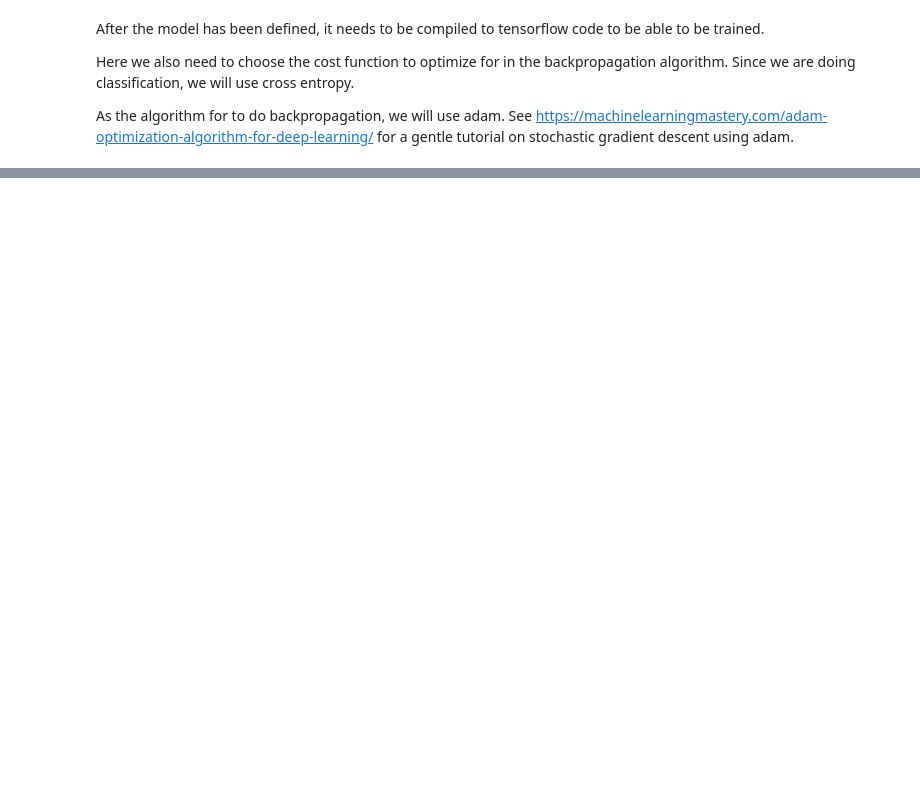
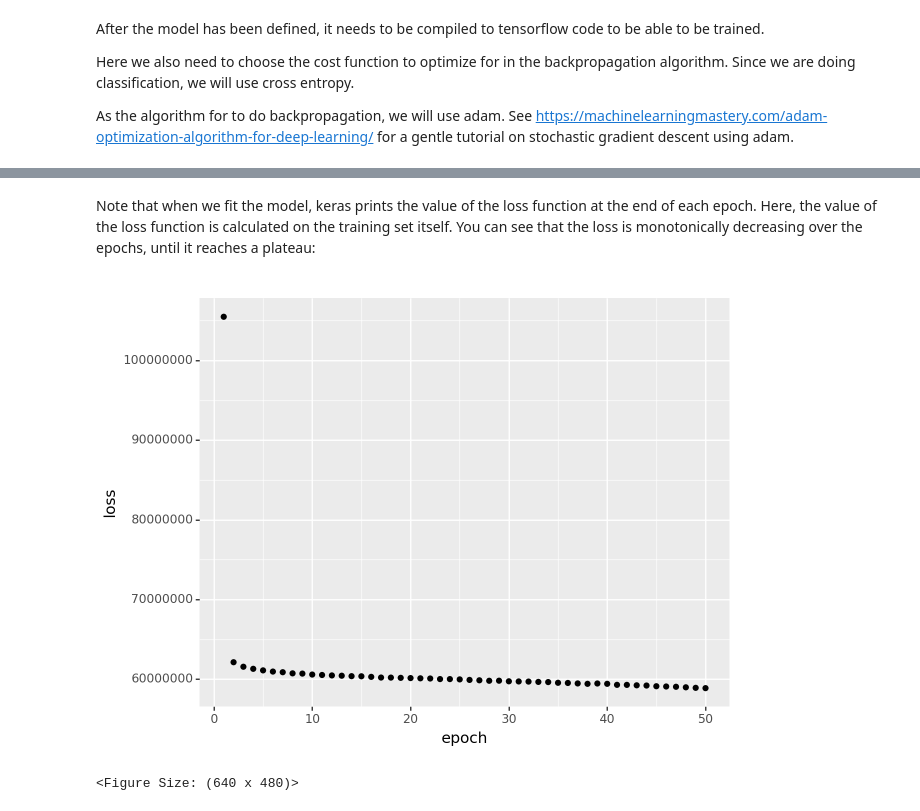
Before and after one commit to alvaarro/AI_Group11_Assignment, a Jupyter notebook: Car_Sales.ipynb, the cells around one changed output, grey strips where cells are left out. Cells and saved outputs as stored; diff of their text form; code cells hidden in the pictures; blank space fills up the shorter version.

```diff
--- a/Car_Sales.ipynb
+++ b/Car_Sales.ipynb
@@ -465,4 +485,4 @@ Since we are doing classification, we will use cross entropy.
 
 As the algorithm for to do backpropagation, we will use adam. See https://machinelearningmastery.com/adam-optimization-algorithm-for-deep-learning/ for a gentle tutorial on stochastic gradient descent using adam.
 # %%
-simple_nn.compile(loss='binary_crossentropy', optimizer='adam')
+simple_nn.compile(loss='mean_squared_error', optimizer='adam')
@@ -487,27 +488,0 @@ MLPRegressor(hidden_layer_sizes=(20,), max_iter=10, random_state=42)
-# %%
-# Separate features (X) and target variable (y) of the validation data
-
-#Number of features and neurons that the input layer will have
-print(f"The number of neurons for the input layer must be: {X_train.shape[1]}")
-
-# Standardize the features (optional but often recommended)
-scaler = StandardScaler()
-X_train_scaled = scaler.fit_transform(X_train)
-
-# Initialize and train an artificial neural network
-model = MLPRegressor(hidden_layer_sizes=(20,), max_iter=10, random_state=42)
-model.fit(X_train_scaled, Y_train)
-
-# Make predictions on the test set
-#predictions = model.predict(X_test_scaled)
-
-
-
-# Evaluate the model (e.g., calculate mean squared error)
-#mse = ((predictions - y_test) ** 2).mean()
-#print(f'Mean Squared Error: {mse}')
-
-
-##  hyperparam tuning
-
-## define the epoch. look at ricardo's model. Modelling notebook.
@@ -515,0 +542,2 @@ model.fit(X_train_scaled, Y_train)
+# %%
+simple_nn.fit(X_train, Y_train, epochs=50, batch_size = 50)
@@ -515,0 +563,19 @@ model.fit(X_train_scaled, Y_train)
+# %% [markdown]
+Note that when we fit the model, keras prints the value of the loss function at the end of each epoch. Here, the value of the loss function is calculated on the training set itself.
+You can see that the loss is monotonically decreasing over the epochs, until it reaches a plateau:
+# %%
+# see what information has been logged during the training process
+simple_nn.history.history.keys()
+
+# plot the training loss over epochs
+loss_df = pd.DataFrame(simple_nn.history.history['loss'])
+loss_df.columns = ['loss']
+loss_df = loss_df.assign(epoch = np.arange(1, 51))
+
+(
+    ggplot(loss_df, aes(x='epoch', y='loss')) +
+    geom_point()
+)
+# %% [output]
+[figure, added]
+<Figure Size: (640 x 480)>
```
Also changed, not shown: parts of 20 cells of this notebook.
